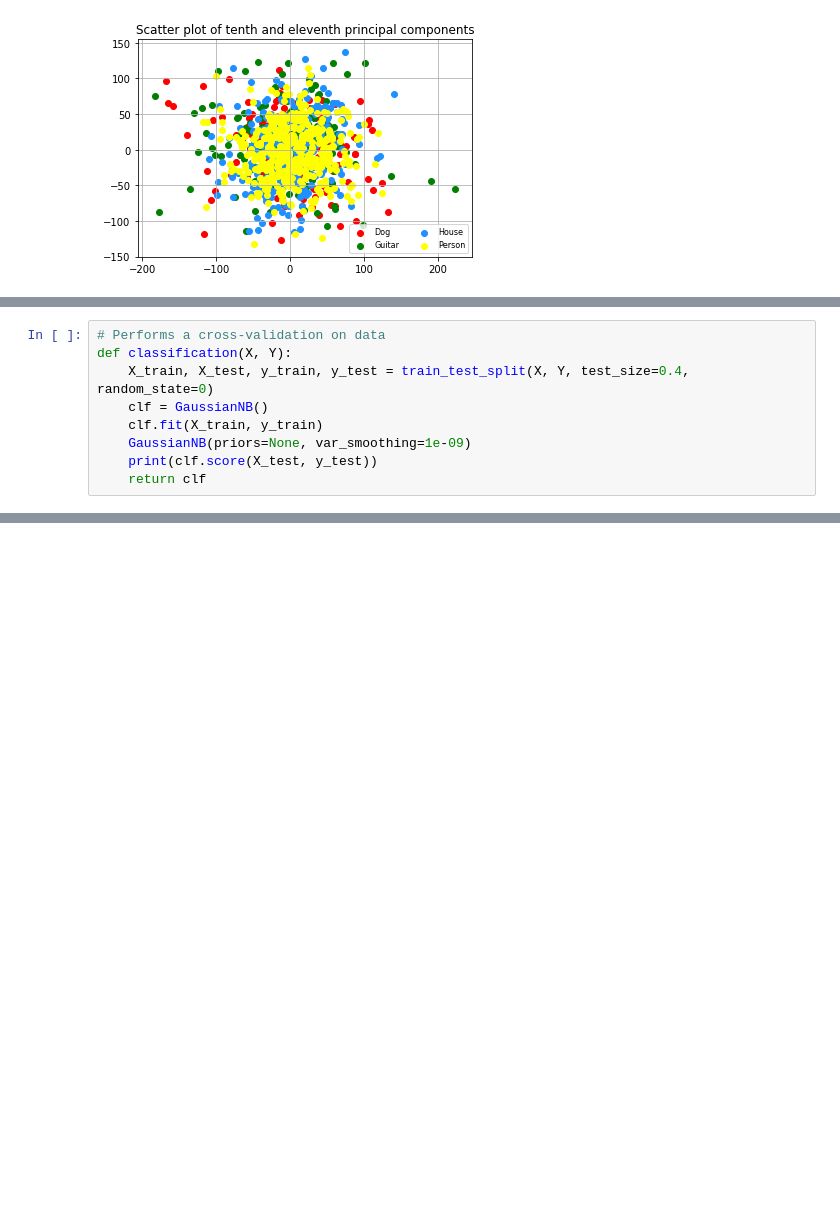
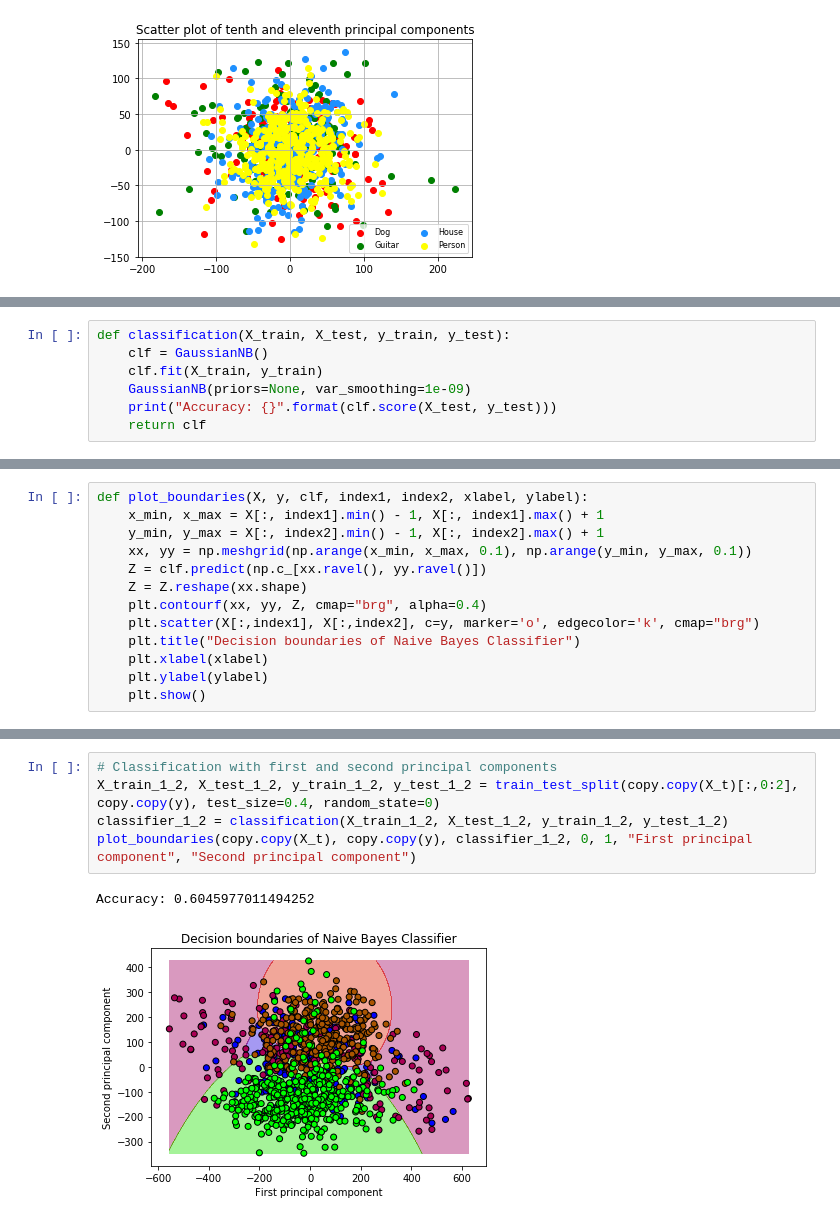
Before and after one commit to Marlowess/ML_AI_HW_1, a Jupyter notebook: homework1_notebook.ipynb, the cells around one changed output, grey strips where cells are left out. Saved outputs shown, nothing was run; the diff lists cells and outputs as text; blank space fills up the shorter version.

```diff
--- a/homework1_notebook.ipynb
+++ b/homework1_notebook.ipynb
@@ -263,9 +268,7 @@ Summarizing, first the model is built on training data, then we test its precisi
 # %%
-# Performs a cross-validation on data
-def classification(X, Y):
-    X_train, X_test, y_train, y_test = train_test_split(X, Y, test_size=0.4, random_state=0)
+def classification(X_train, X_test, y_train, y_test):
     clf = GaussianNB()
     clf.fit(X_train, y_train)
     GaussianNB(priors=None, var_smoothing=1e-09)
-    print(clf.score(X_test, y_test))
+    print("Accuracy: {}".format(clf.score(X_test, y_test)))
     return clf
@@ -308,0 +275,13 @@ As we exptected, the precition using the classifier built on the original data h
+# %%
+def plot_boundaries(X, y, clf, index1, index2, xlabel, ylabel):
+    x_min, x_max = X[:, index1].min() - 1, X[:, index1].max() + 1
+    y_min, y_max = X[:, index2].min() - 1, X[:, index2].max() + 1
+    xx, yy = np.meshgrid(np.arange(x_min, x_max, 0.1), np.arange(y_min, y_max, 0.1))
+    Z = clf.predict(np.c_[xx.ravel(), yy.ravel()])
+    Z = Z.reshape(xx.shape)
+    plt.contourf(xx, yy, Z, cmap="brg", alpha=0.4)
+    plt.scatter(X[:,index1], X[:,index2], c=y, marker='o', edgecolor='k', cmap="brg")
+    plt.title("Decision boundaries of Naive Bayes Classifier")
+    plt.xlabel(xlabel)
+    plt.ylabel(ylabel)
+    plt.show()
@@ -308,0 +296,8 @@ As we exptected, the precition using the classifier built on the original data h
+# %%
+# Classification with first and second principal components
+X_train_1_2, X_test_1_2, y_train_1_2, y_test_1_2 = train_test_split(copy.copy(X_t)[:,0:2], copy.copy(y), test_size=0.4, random_state=0)
+classifier_1_2 = classification(X_train_1_2, X_test_1_2, y_train_1_2, y_test_1_2)
+plot_boundaries(copy.copy(X_t), copy.copy(y), classifier_1_2, 0, 1, "First principal component", "Second principal component")
+# %% [output]
+Accuracy: 0.6045977011494252
+[figure, added]
```
Also changed, not shown: parts of 46 cells of this notebook.
